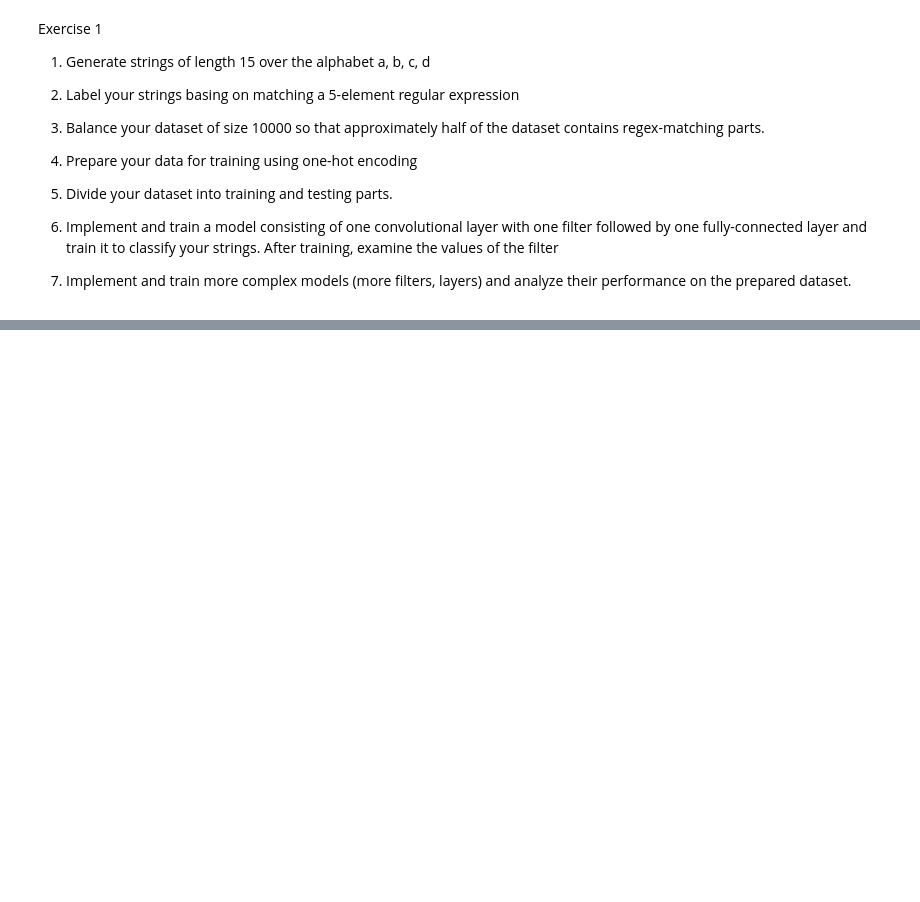
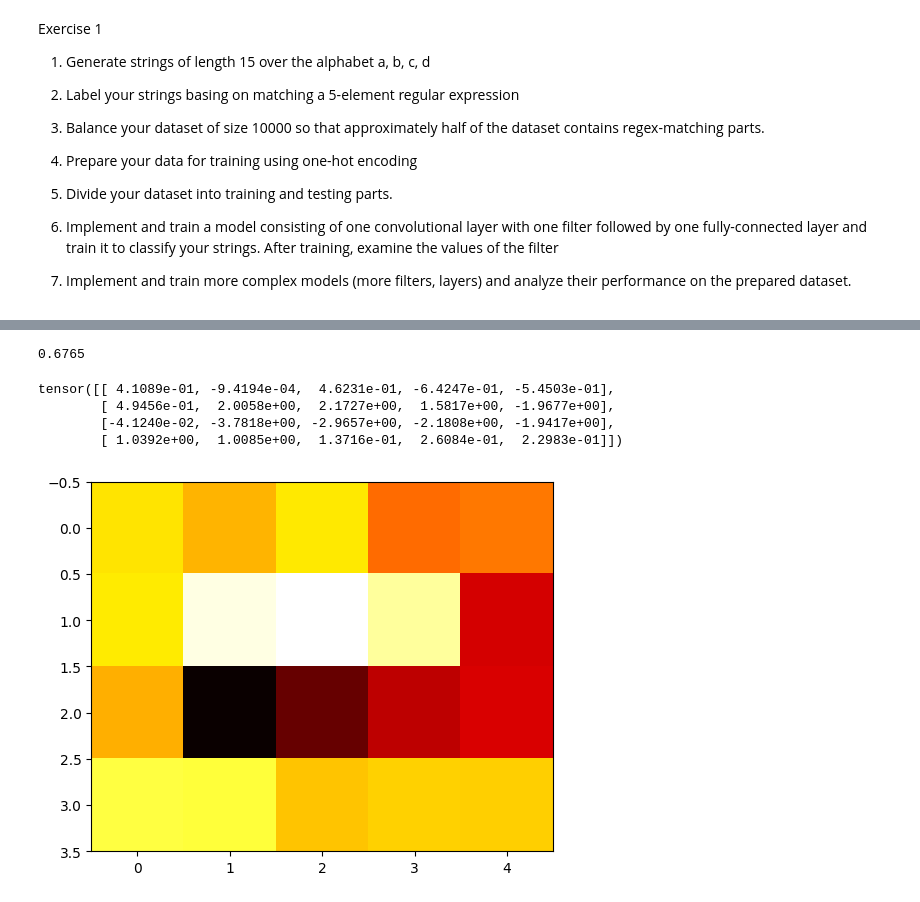
Before and after one commit to mkopanik/Introductiont-to-AI, a Jupyter notebook: Lab7/Lab7.ipynb, the cells around one changed output, grey strips where cells are left out. Drawn from its saved outputs; the diff is of its cells as text; code cells hidden in the pictures; blank space fills up the shorter version.

```diff
--- a/Lab7/Lab7.ipynb
+++ b/Lab7/Lab7.ipynb
@@ -29,0 +197,20 @@ generate_string()
+# %%
+# create simple conv model
+class SimpleConvNet(nn.Module):
+    # in channels is equal to number of alphabet letters from which dataset is constructed 4 in case of abcd
+    # 1 out channels = one filter
+    # let's go with kernel size equal to pattern length 5 in oour case
+    def __init__(self,num_chars,pattern_len):
+        super().__init__()
+        self.conv1 = nn.Sequential(nn.Conv1d(in_channels=num_chars , out_channels = 1,kernel_size= pattern_len,bias = False),
+                                   nn.ReLU())
+        self.fc = nn.Linear(in_features=11,out_features=2,bias= False)
+    def forward(self,x):
+        x = self.conv1(x)
+        x = x.squeeze()
+        x = self.fc(x)
+        return x
+# %%
+model = SimpleConvNet(num_chars=4,pattern_len=5)
+optimizer = torch.optim.SGD(model.parameters(), lr=0.001)
+loss = nn.BCEWithLogitsLoss()
@@ -29,0 +308,21 @@ generate_string()
+# %%
+accuracy_fn(y_test_pred,y_test)
+# %% [output]
+0.6765
+# %%
+params = model.state_dict()
+kernel = params['conv1.0.weight'].view(4,5)
+# %%
+kernel
+# %% [output]
+tensor([[ 4.1089e-01, -9.4194e-04,  4.6231e-01, -6.4247e-01, -5.4503e-01],
+        [ 4.9456e-01,  2.0058e+00,  2.1727e+00,  1.5817e+00, -1.9677e+00],
+        [-4.1240e-02, -3.7818e+00, -2.9657e+00, -2.1808e+00, -1.9417e+00],
+        [ 1.0392e+00,  1.0085e+00,  1.3716e-01,  2.6084e-01,  2.2983e-01]])
+# %%
+import matplotlib.pyplot as plt
+# Display the heatmap
+plt.imshow(kernel, cmap='hot')
+plt.show()
+# %% [output]
+[figure, added]
```
Also changed, not shown: parts of 36 cells of this notebook.
